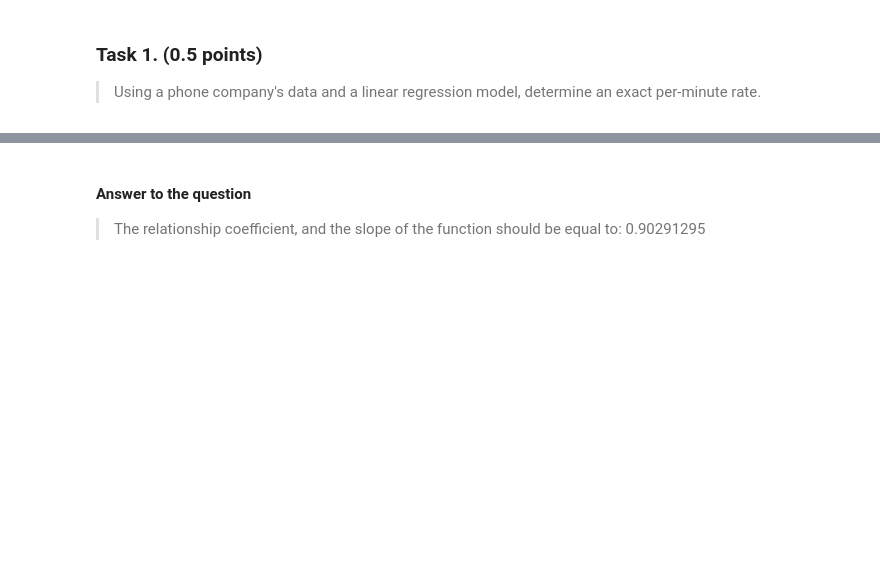
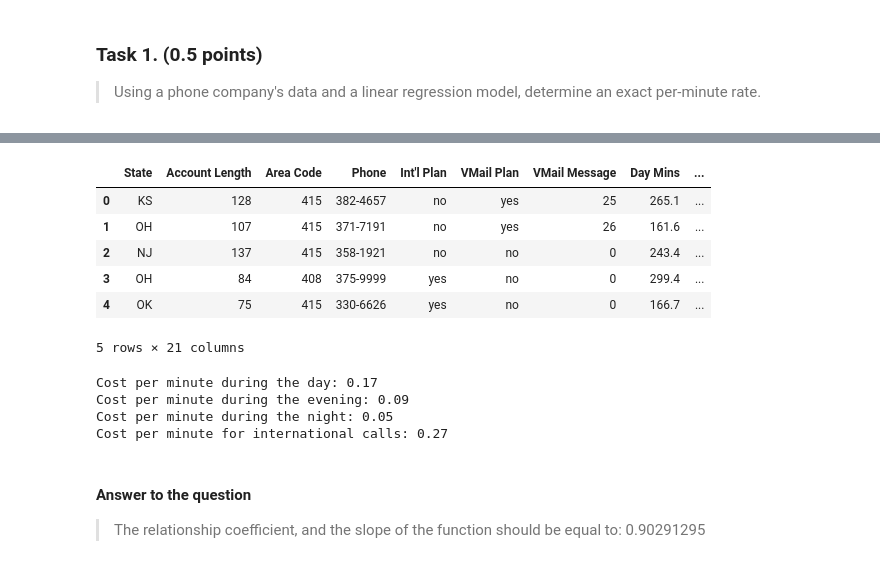
Before and after one commit to Azirral/data-science-exercises, a Jupyter notebook: Exercise3/ADM_prediction.ipynb, the cells around one changed output, grey strips where cells are left out. Cells and saved outputs as stored; diff of their text form; code cells hidden in the pictures; blank space fills up the shorter version.

```diff
--- a/Exercise3/ADM_prediction.ipynb
+++ b/Exercise3/ADM_prediction.ipynb
@@ -81,0 +104,12 @@ plt.plot(xfit, yfit,'-r');
+# %%
+# Ambiguos name for the dataset, but I managed to find which one exactly is needed
+churn = pd.read_csv('Churn.txt', sep=',', header=0)
+churn.head()
+# %% [output]
+|  | State | Account Length | Area Code | Phone | Int'l Plan | VMail Plan | VMail Message | Day Mins | ... |
+| 0 | KS | 128 | 415 | 382-4657 | no | yes | 25 | 265.1 | ... |
+| 1 | OH | 107 | 415 | 371-7191 | no | yes | 26 | 161.6 | ... |
+| 2 | NJ | 137 | 415 | 358-1921 | no | no | 0 | 243.4 | ... |
+| 3 | OH | 84 | 408 | 375-9999 | yes | no | 0 | 299.4 | ... |
+| 4 | OK | 75 | 415 | 330-6626 | yes | no | 0 | 166.7 | ... |
+5 rows × 21 columns
@@ -82,3 +132,13 @@ plt.plot(xfit, yfit,'-r');
+# %%
+print(f"Cost per minute during the day: {round(cost_per_minute[0], 2)}")
+print(f"Cost per minute during the evening: {round(cost_per_minute[1], 2)}")
+print(f"Cost per minute during the night: {round(cost_per_minute[2], 2)}")
+print(f"Cost per minute for international calls: {round(cost_per_minute[3], 2)}")
+# %% [output]
+Cost per minute during the day: 0.17
+Cost per minute during the evening: 0.09
+Cost per minute during the night: 0.05
+Cost per minute for international calls: 0.27
 # %% [markdown]
 #### Answer to the question
 > The relationship coefficient, and the slope of the function should be equal to:  0.90291295
```
Also changed, not shown: parts of 6 cells of this notebook.
